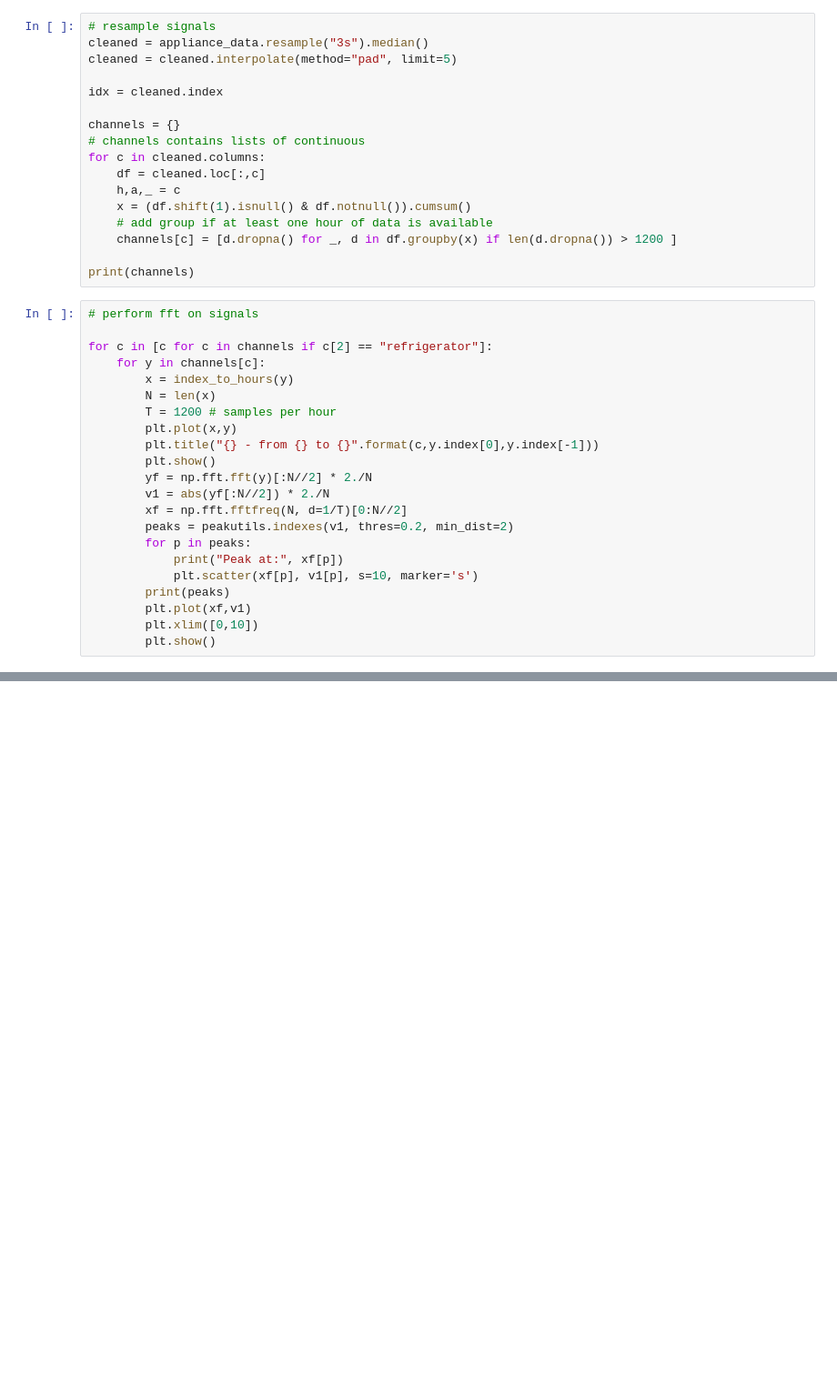
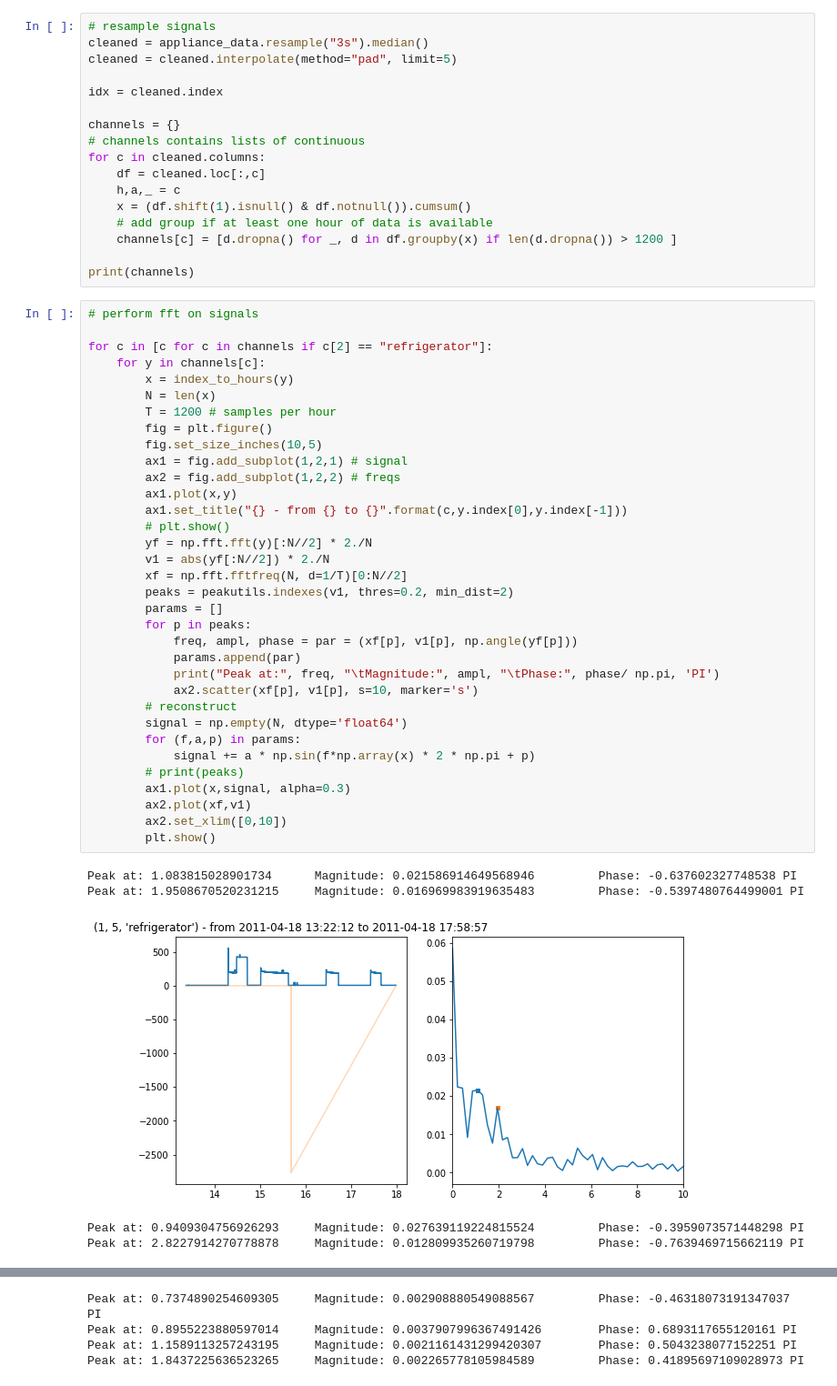
Before and after one commit to BasScholten/Data_project, a Jupyter notebook: loadAndVisualize.ipynb, the cells around one changed output, grey strips where cells are left out. Shown at 91% size. Saved outputs shown, nothing was run; the diff lists cells and outputs as text; blank space fills up the shorter version.

```diff
--- a/loadAndVisualize.ipynb
+++ b/loadAndVisualize.ipynb
@@ -149,22 +149,40 @@ print(channels)
 # %%
 # perform fft on signals
 
 for c in [c for c in channels if c[2] == "refrigerator"]:
     for y in channels[c]:
         x = index_to_hours(y)
         N = len(x)
         T = 1200 # samples per hour
-        plt.plot(x,y)
-        plt.title("{} - from {} to {}".format(c,y.index[0],y.index[-1]))
-        plt.show()
+        fig = plt.figure()
+        fig.set_size_inches(10,5)
+        ax1 = fig.add_subplot(1,2,1) # signal
+        ax2 = fig.add_subplot(1,2,2) # freqs
+        ax1.plot(x,y)
+        ax1.set_title("{} - from {} to {}".format(c,y.index[0],y.index[-1]))
+        # plt.show()
         yf = np.fft.fft(y)[:N//2] * 2./N
         v1 = abs(yf[:N//2]) * 2./N
         xf = np.fft.fftfreq(N, d=1/T)[0:N//2]
         peaks = peakutils.indexes(v1, thres=0.2, min_dist=2)
+        params = []
         for p in peaks:
-            print("Peak at:", xf[p])
-            plt.scatter(xf[p], v1[p], s=10, marker='s')
-        print(peaks)
-        plt.plot(xf,v1)
-        plt.xlim([0,10])
+            freq, ampl, phase = par = (xf[p], v1[p], np.angle(yf[p]))
+            params.append(par)
+            print("Peak at:", freq, "\tMagnitude:", ampl, "\tPhase:", phase/ np.pi, 'PI')
+            ax2.scatter(xf[p], v1[p], s=10, marker='s')
+        # reconstruct
+        signal = np.empty(N, dtype='float64')
+        for (f,a,p) in params:
+            signal += a * np.sin(f*np.array(x) * 2 * np.pi + p)
+        # print(peaks)
+        ax1.plot(x,signal, alpha=0.3)
+        ax2.plot(xf,v1)
+        ax2.set_xlim([0,10])
         plt.show()
+# %% [output]
+Peak at: 1.083815028901734      Magnitude: 0.021586914649568946         Phase: -0.637602327748538 PI
+Peak at: 1.9508670520231215     Magnitude: 0.016969983919635483         Phase: -0.5397480764499001 PI
+[figure, added]
+Peak at: 0.9409304756926293     Magnitude: 0.027639119224815524         Phase: -0.3959073571448298 PI
+Peak at: 2.8227914270778878     Magnitude: 0.012809935260719798         Phase: -0.7639469715662119 PI
@@ -170,0 +190,4 @@ for c in [c for c in channels if c[2] == "refrigerator"]:
+Peak at: 0.7374890254609305     Magnitude: 0.002908880549088567         Phase: -0.46318073191347037 PI
+Peak at: 0.8955223880597014     Magnitude: 0.0037907996367491426        Phase: 0.6893117655120161 PI
+Peak at: 1.1589113257243195     Magnitude: 0.0021161431299420307        Phase: 0.5043238077152251 PI
+Peak at: 1.8437225636523265     Magnitude: 0.002265778105984589         Phase: 0.41895697109028973 PI
```
Also changed, not shown: parts of 1 cell of this notebook.
